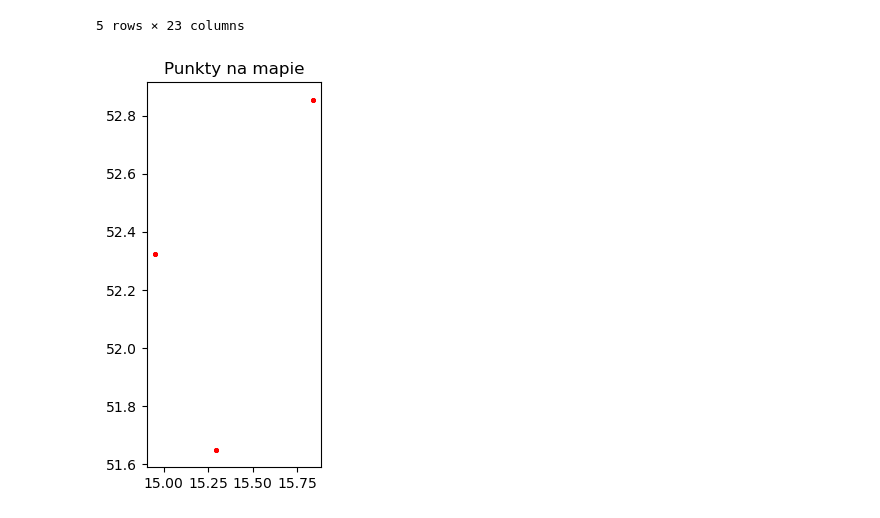
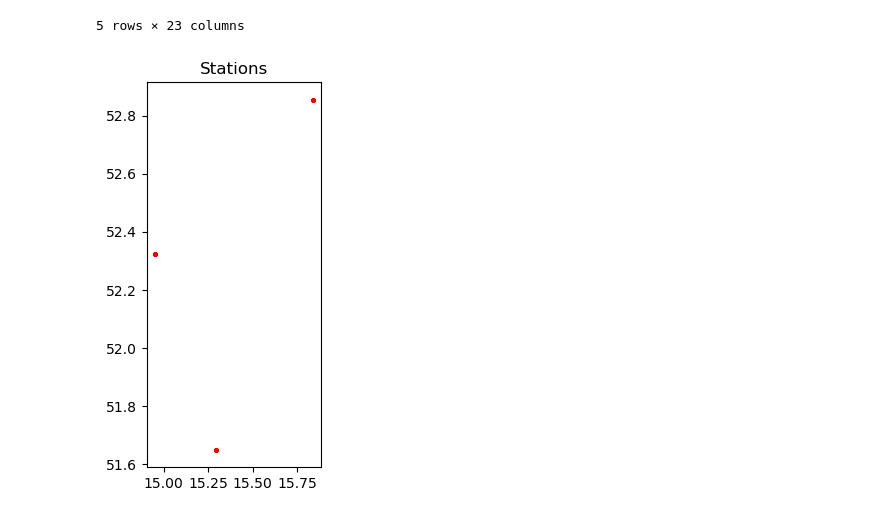
Before and after one commit to adis92202/precipitation_analysis, a Jupyter notebook: notebooks/data_ingestion.ipynb, the cells around one changed output. Cells and saved outputs as stored; diff of their text form; code cells hidden in the pictures.

```diff
--- a/notebooks/data_ingestion.ipynb
+++ b/notebooks/data_ingestion.ipynb
@@ -307,9 +311,10 @@ lb_gdf.head()
 | 2155 | 251150110 | ŻAGAŃ | 2001 | 1 | 6 | 0.8 | NaN | ... |
 5 rows × 23 columns
 # %%
+# Stations visualization
 fig, ax = plt.subplots(1,1,figsize=(10,5))
 lb_gdf['geometry'].plot(ax=ax, color='red', markersize=5)
-plt.title('Punkty na mapie')
+plt.title('Stations')
 plt.show()
 # %% [output]
-[figure, old version]
+[figure, new version]
```
Also changed, not shown: parts of 4 cells of this notebook.
